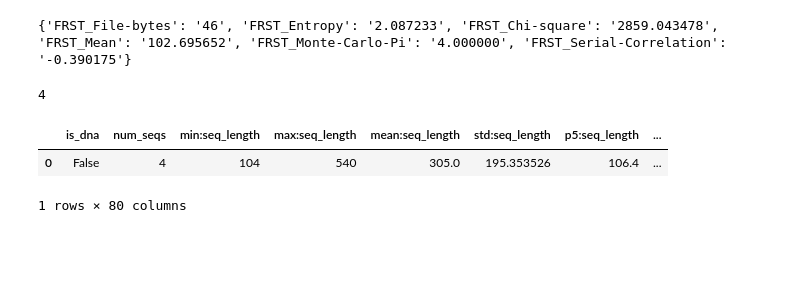
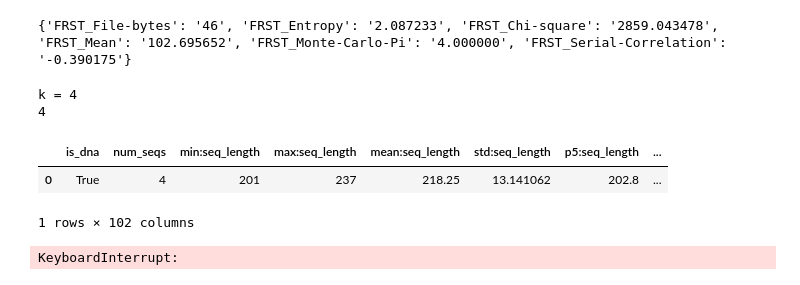
Before and after one commit to MaBody/aldiscore, a Jupyter notebook: notebooks/feature_dev.ipynb, the cells around one changed output. Cells and saved outputs as stored; diff of their text form; code cells hidden in the pictures; blank space fills up the shorter version.

```diff
--- a/notebooks/feature_dev.ipynb
+++ b/notebooks/feature_dev.ipynb
@@ -29,24 +29,25 @@ import pandas as pd
 # %%
 TEST_FILE_AA = Path("data/aa.fasta")
 TEST_FILE_DNA = Path("data/dna.fasta")
 
-sequences = list(SeqIO.parse(TEST_FILE_AA, "fasta"))
+sequences = list(SeqIO.parse(TEST_FILE_DNA, "fasta"))
 print("k =", len(sequences))
 dummy = sequences
 
 print(len(dummy))
 extractor = FeatureExtractor(dummy)
 # feat_df = extractor.compute()
 extractor._init_cache()
 # feats = extractor._get_ent_features()
 feats = extractor.compute()
 # feats.info()
 feats
 # %% [output]
+k = 4
 4
 |  | is_dna | num_seqs | min:seq_length | max:seq_length | mean:seq_length | std:seq_length | p5:seq_length | ... |
-| 0 | False | 4 | 104 | 540 | 305.0 | 195.353526 | 106.4 | ... |
+| 0 | True | 4 | 201 | 237 | 218.25 | 13.141062 | 202.8 | ... |
-1 rows × 80 columns
+1 rows × 102 columns
 # %%
 from tqdm import tqdm
 
@@ -71,3 +72,5 @@ feat_df.index = pd.MultiIndex.from_tuples(
 )
 
 # feat_df.info()
+# %% [output]
+KeyboardInterrupt:
```
Also changed, not shown: parts of 7 cells of this notebook, 1 other file.
